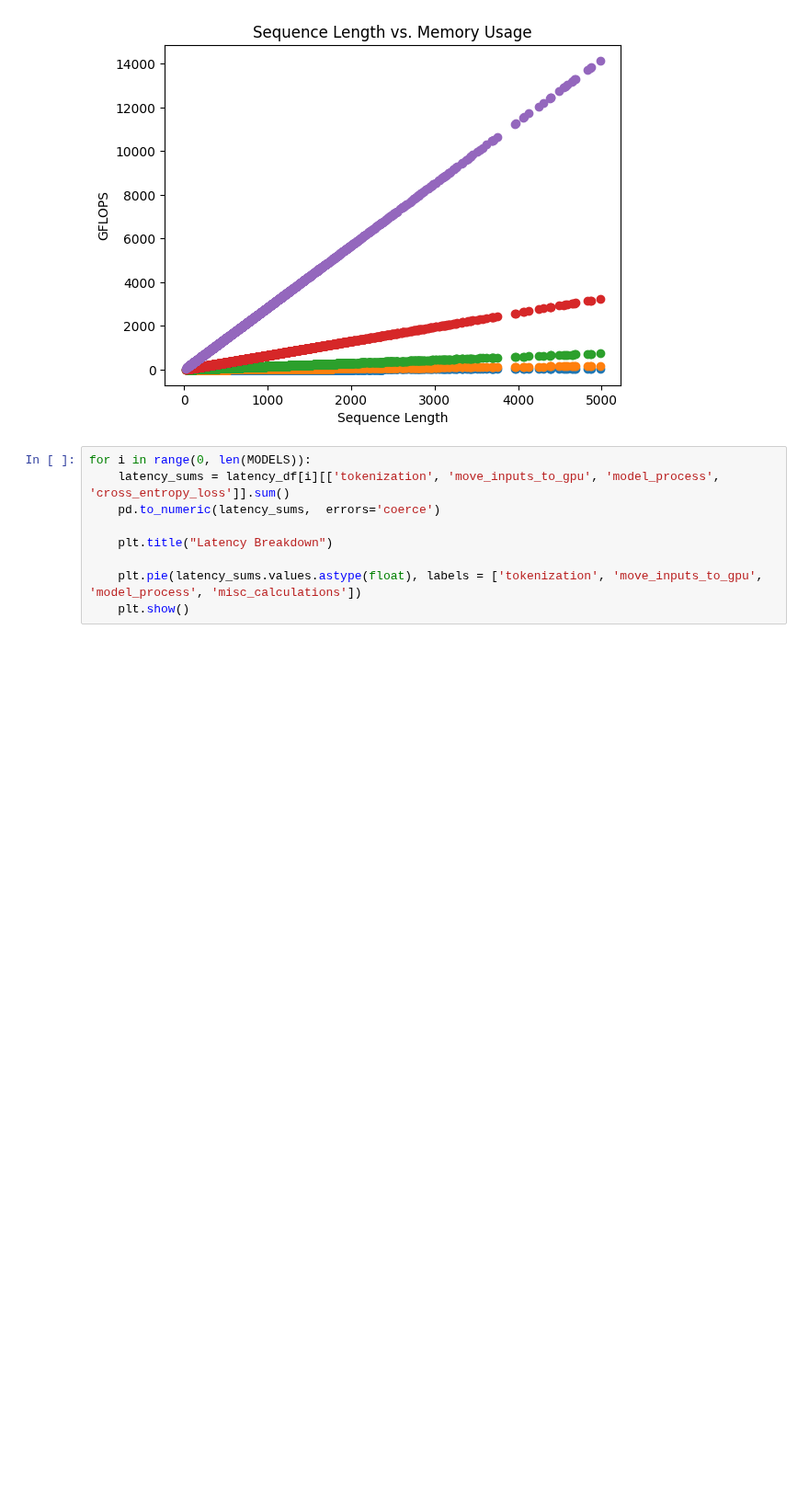
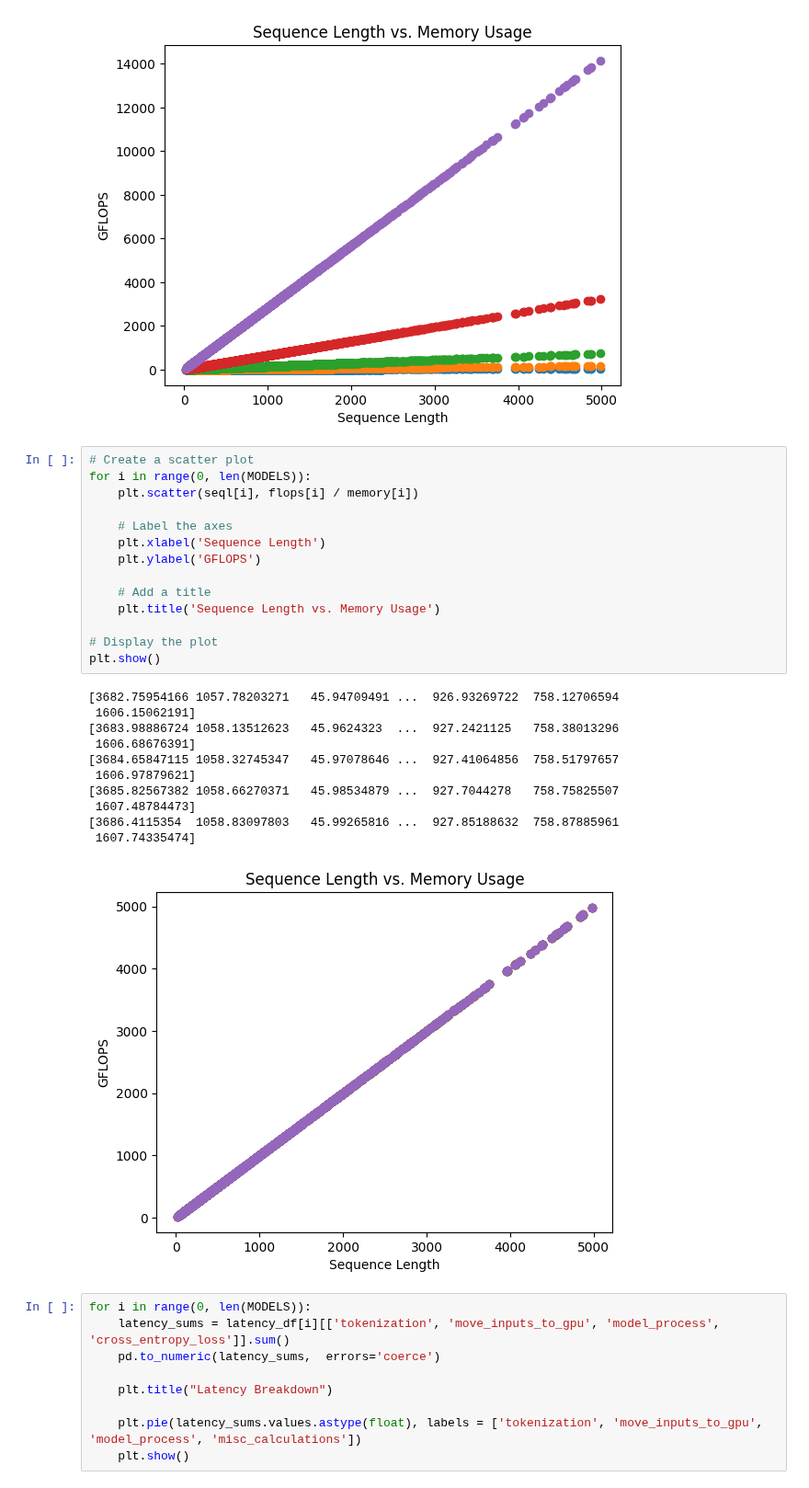
Before and after one commit to lgltan/ESM_Benchmark, a Jupyter notebook: plotter.ipynb, the cells around one changed output. Shown at 92% size. Saved outputs shown, nothing was run; the diff lists cells and outputs as text; blank space fills up the shorter version.

Commit message:
additional plots

```diff
--- a/plotter.ipynb
+++ b/plotter.ipynb
@@ -111,6 +111,32 @@ for i in range(0, len(MODELS)):
 plt.show()
 # %% [output]
 [figure]
+# %%
+# Create a scatter plot
+for i in range(0, len(MODELS)):
+    plt.scatter(seql[i], flops[i] / memory[i])
+
+    # Label the axes
+    plt.xlabel('Sequence Length')
+    plt.ylabel('GFLOPS')
+
+    # Add a title
+    plt.title('Sequence Length vs. Memory Usage')
+
+# Display the plot
+plt.show()
+# %% [output]
+[3682.75954166 1057.78203271   45.94709491 ...  926.93269722  758.12706594
+ 1606.15062191]
+[3683.98886724 1058.13512623   45.9624323  ...  927.2421125   758.38013296
+ 1606.68676391]
+[3684.65847115 1058.32745347   45.97078646 ...  927.41064856  758.51797657
+ 1606.97879621]
+[3685.82567382 1058.66270371   45.98534879 ...  927.7044278   758.75825507
+ 1607.48784473]
+[3686.4115354  1058.83097803   45.99265816 ...  927.85188632  758.87885961
+ 1607.74335474]
+[figure, added]
 # %%
 for i in range(0, len(MODELS)):
     latency_sums = latency_df[i][['tokenization', 'move_inputs_to_gpu', 'model_process', 'cross_entropy_loss']].sum()
```
